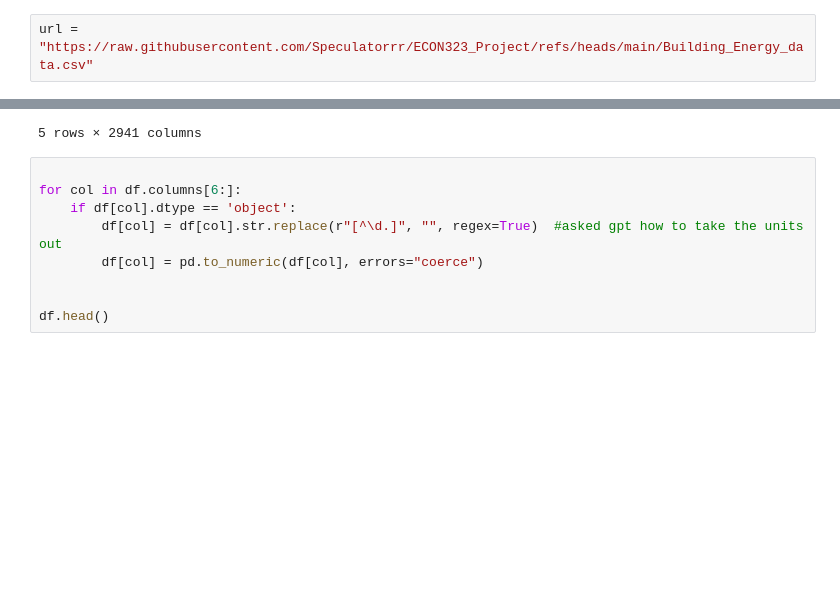
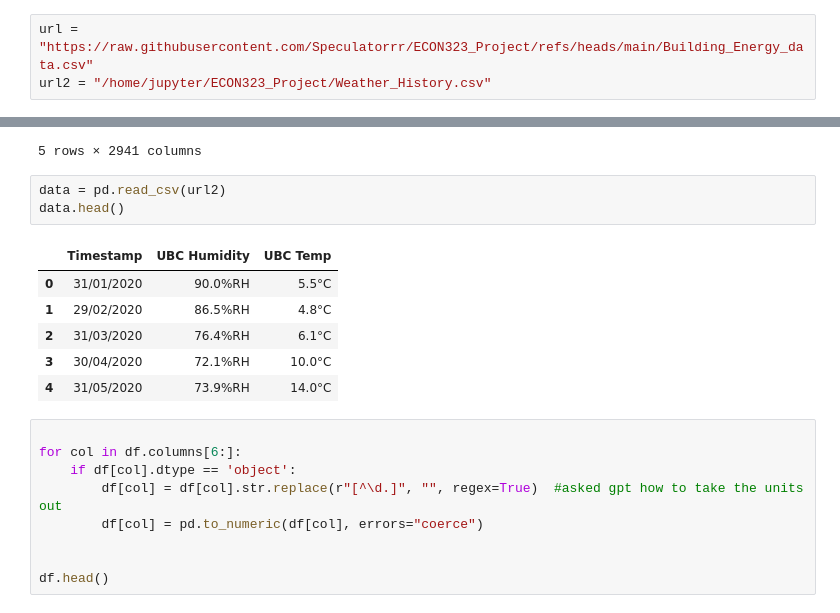
Before and after one commit to Speculatorrr/ECON323-Building-Energy-Analysis, a Jupyter notebook: Final_Project.ipynb, the cells around one changed output, grey strips where cells are left out. Saved outputs shown, nothing was run; the diff lists cells and outputs as text; blank space fills up the shorter version.

Commit message:
weather

```diff
--- a/Final_Project.ipynb
+++ b/Final_Project.ipynb
@@ -39,6 +39,7 @@ import matplotlib.transforms as transforms
 Import the data, remove units and convert to numeric.
 # %%
 url = "https://raw.githubusercontent.com/Speculatorrr/ECON323_Project/refs/heads/main/Building_Energy_data.csv"
+url2 = "/home/jupyter/ECON323_Project/Weather_History.csv"
 # %%
 df = pd.read_csv(url)
 df.head()
@@ -50,6 +51,16 @@ df.head()
 | 3 | AMS Nest | NSUB | AMS Student Nest | Recreational | 795 | 2015.0 | 22933.0m² | 121.6kWh/m² | ... |
 | 4 | Ansoc | ANSO | Anthropology and Sociology Building | Academic | 048 | 1950.0 | 6220.0m² | 68.2kWh/m² | ... |
 5 rows × 2941 columns
+# %%
+data = pd.read_csv(url2)
+data.head()
+# %% [output]
+|  | Timestamp | UBC Humidity | UBC Temp |
+| 0 | 31/01/2020 | 90.0%RH | 5.5°C |
+| 1 | 29/02/2020 | 86.5%RH | 4.8°C |
+| 2 | 31/03/2020 | 76.4%RH | 6.1°C |
+| 3 | 30/04/2020 | 72.1%RH | 10.0°C |
+| 4 | 31/05/2020 | 73.9%RH | 14.0°C |
 # %%
 
 for col in df.columns[6:]:
```
Also changed, not shown: parts of 9 cells of this notebook, 1 other file.
